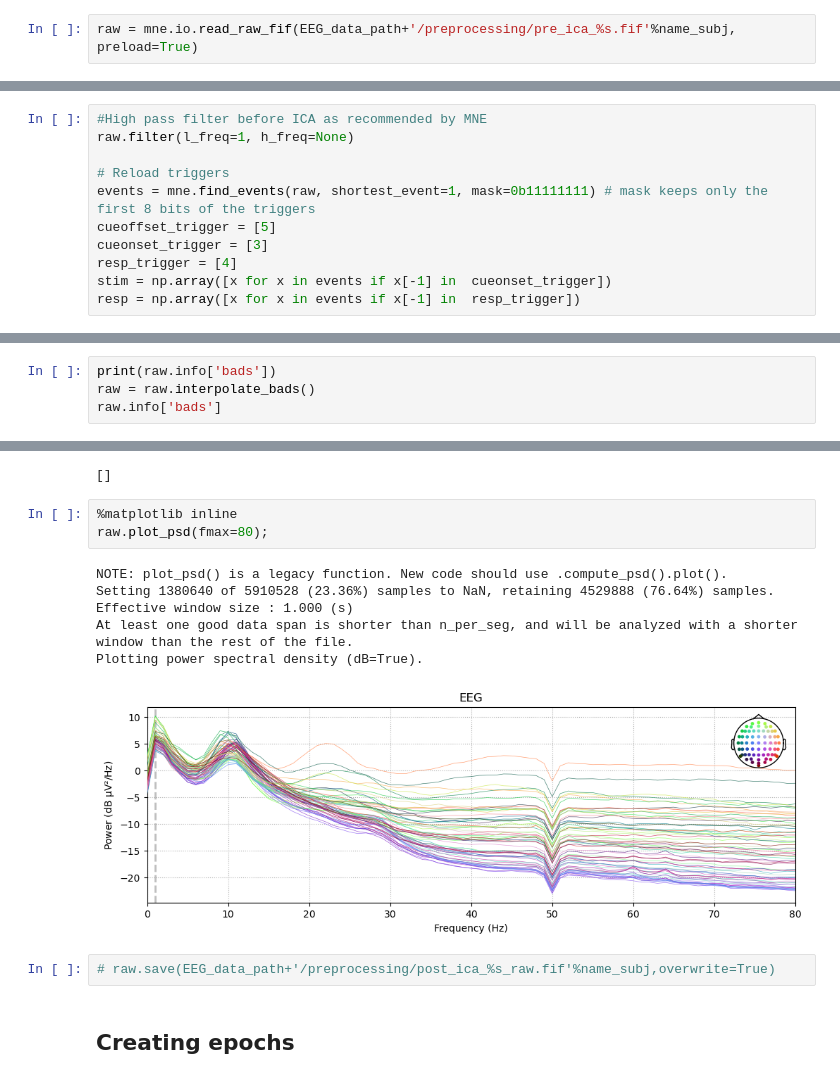
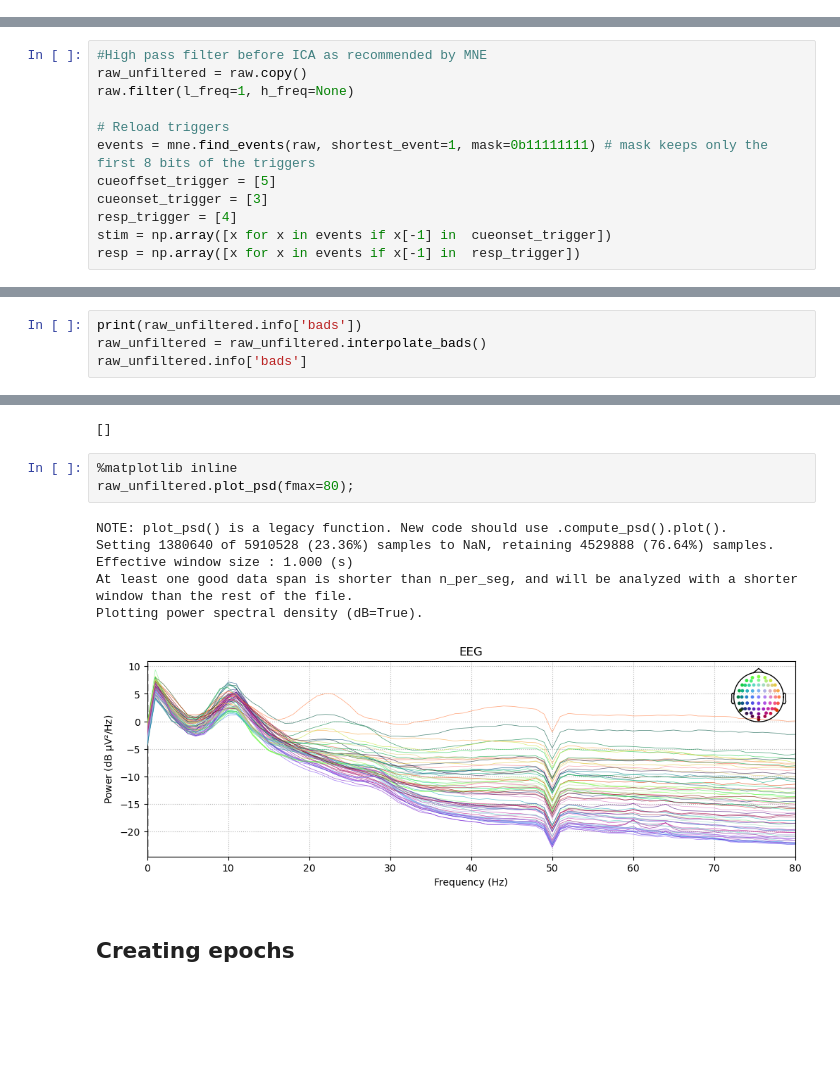
Before and after one commit to LpZamora/RIFT_thesis_expe2, a Jupyter notebook: 1_preprocessing_B1.ipynb, the cells around one changed output, grey strips where cells are left out. Drawn from its saved outputs; the diff is of its cells as text; blank space fills up the shorter version.

```diff
--- a/1_preprocessing_B1.ipynb
+++ b/1_preprocessing_B1.ipynb
@@ -226,4 +223,2 @@ Closing /home/lea/Documents/obsidian_notes/masterADS/ads_thesis_RIFT/my_code_exp
 # %% [markdown]
 # ICA
-# %%
-raw = mne.io.read_raw_fif(EEG_data_path+'/preprocessing/pre_ica_%s.fif'%name_subj, preload=True)
@@ -235,5 +225,6 @@ Reading 0 ... 5910527  =      0.000 ...  2886.000 secs...
 # %%
 #High pass filter before ICA as recommended by MNE
+raw_unfiltered = raw.copy()
 raw.filter(l_freq=1, h_freq=None)
 
 # Reload triggers
@@ -340,25 +342,23 @@ Data
 # %% [markdown]
 # Interpolating the bad electrodes after ICA
 # %%
-print(raw.info['bads'])
-raw = raw.interpolate_bads()
-raw.info['bads']
+print(raw_unfiltered.info['bads'])
+raw_unfiltered = raw_unfiltered.interpolate_bads()
+raw_unfiltered.info['bads']
 # %% [output]
 []
 Setting channel interpolation method to {'eeg': 'spline'}.
 []
 # %%
 %matplotlib inline
-raw.plot_psd(fmax=80);
+raw_unfiltered.plot_psd(fmax=80);
 # %% [output]
 NOTE: plot_psd() is a legacy function. New code should use .compute_psd().plot().
 Setting 1380640 of 5910528 (23.36%) samples to NaN, retaining 4529888 (76.64%) samples.
 Effective window size : 1.000 (s)
 At least one good data span is shorter than n_per_seg, and will be analyzed with a shorter window than the rest of the file.
 Plotting power spectral density (dB=True).
-[figure, old version]
+[figure, new version]
-# %%
-# raw.save(EEG_data_path+'/preprocessing/post_ica_%s_raw.fif'%name_subj,overwrite=True)
 # %% [markdown]
 ## Creating epochs
 # %%
```
Also changed, not shown: parts of 15 cells of this notebook, 11 other files.
